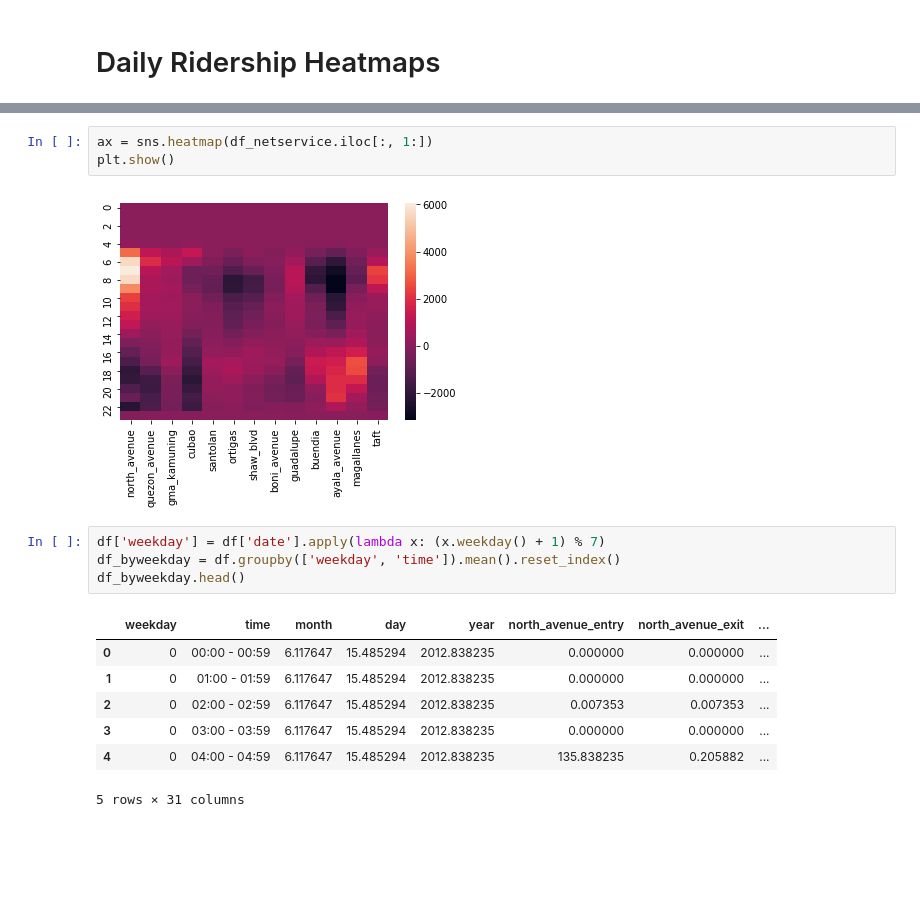
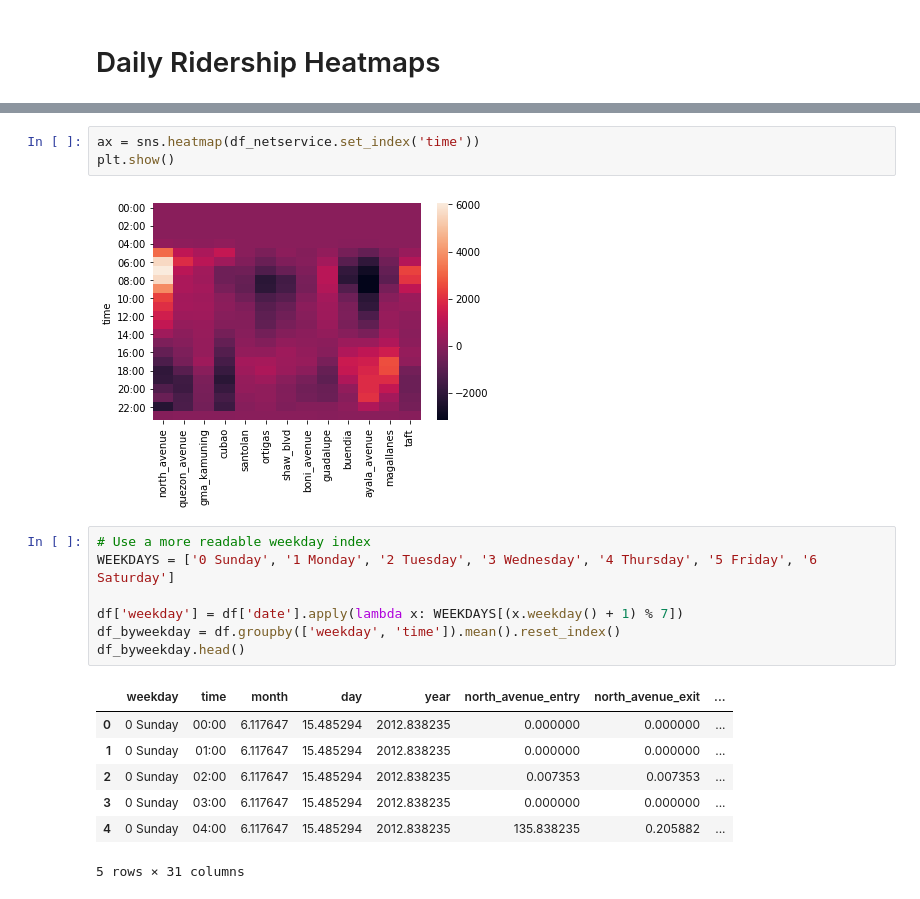
Before and after one commit to DEGABGED/MRT-Daily-Ridership-Visualization-2012-2014-, a Jupyter notebook: MRT Daily Ridership (2012-2014) Analysis.ipynb, the cells around one changed output, grey strips where cells are left out. Drawn from its saved outputs; the diff is of its cells as text; blank space fills up the shorter version.

```diff
--- a/MRT Daily Ridership (2012-2014) Analysis.ipynb
+++ b/MRT Daily Ridership (2012-2014) Analysis.ipynb
@@ -281,19 +283,22 @@ df_netservice.head()
 # %%
-ax = sns.heatmap(df_netservice.iloc[:, 1:])
+ax = sns.heatmap(df_netservice.set_index('time'))
 plt.show()
 # %% [output]
-[figure, old version]
+[figure, new version]
 # %%
-df['weekday'] = df['date'].apply(lambda x: (x.weekday() + 1) % 7)
+# Use a more readable weekday index
+WEEKDAYS = ['0 Sunday', '1 Monday', '2 Tuesday', '3 Wednesday', '4 Thursday', '5 Friday', '6 Saturday']
+
+df['weekday'] = df['date'].apply(lambda x: WEEKDAYS[(x.weekday() + 1) % 7])
 df_byweekday = df.groupby(['weekday', 'time']).mean().reset_index()
 df_byweekday.head()
 # %% [output]
 |  | weekday | time | month | day | year | north_avenue_entry | north_avenue_exit | ... |
-| 0 | 0 | 00:00 - 00:59 | 6.117647 | 15.485294 | 2012.838235 | 0.000000 | 0.000000 | ... |
-| 1 | 0 | 01:00 - 01:59 | 6.117647 | 15.485294 | 2012.838235 | 0.000000 | 0.000000 | ... |
-| 2 | 0 | 02:00 - 02:59 | 6.117647 | 15.485294 | 2012.838235 | 0.007353 | 0.007353 | ... |
-| 3 | 0 | 03:00 - 03:59 | 6.117647 | 15.485294 | 2012.838235 | 0.000000 | 0.000000 | ... |
-| 4 | 0 | 04:00 - 04:59 | 6.117647 | 15.485294 | 2012.838235 | 135.838235 | 0.205882 | ... |
+| 0 | 0 Sunday | 00:00 | 6.117647 | 15.485294 | 2012.838235 | 0.000000 | 0.000000 | ... |
+| 1 | 0 Sunday | 01:00 | 6.117647 | 15.485294 | 2012.838235 | 0.000000 | 0.000000 | ... |
+| 2 | 0 Sunday | 02:00 | 6.117647 | 15.485294 | 2012.838235 | 0.007353 | 0.007353 | ... |
+| 3 | 0 Sunday | 03:00 | 6.117647 | 15.485294 | 2012.838235 | 0.000000 | 0.000000 | ... |
+| 4 | 0 Sunday | 04:00 | 6.117647 | 15.485294 | 2012.838235 | 135.838235 | 0.205882 | ... |
 5 rows × 31 columns
 # %%
 for entry in df_byweekday.columns[5::2]:
```
Also changed, not shown: parts of 10 cells of this notebook.
